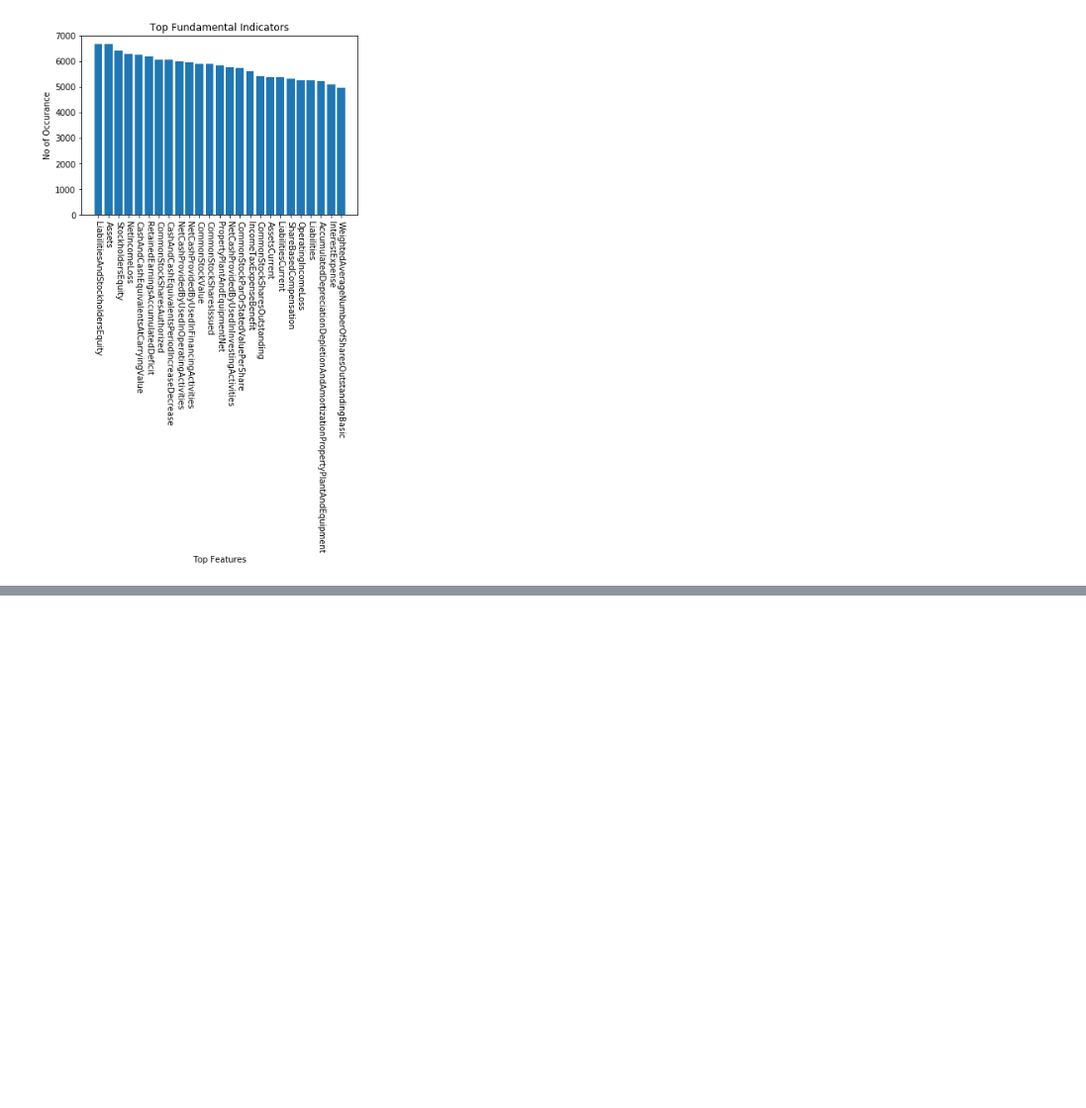
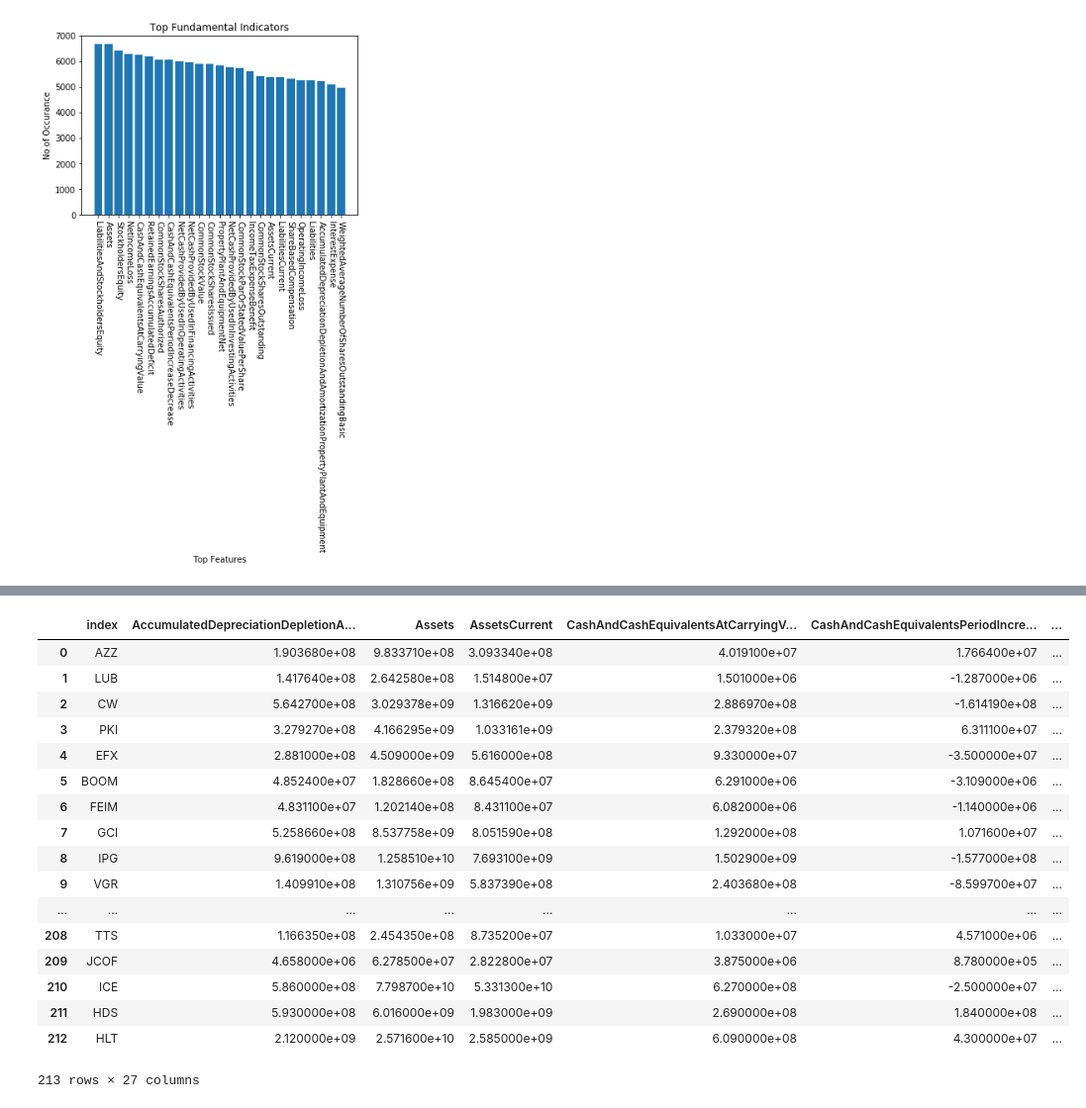
Before and after one commit to huhu42/Data_Incubator, a Jupyter notebook: StockProject.ipynb, the cells around one changed output, grey strips where cells are left out. Shown: that part at 99% size. Saved outputs shown, nothing was run; the diff lists cells and outputs as text; code cells hidden in the pictures; blank space fills up the shorter version.

```diff
--- a/StockProject.ipynb
+++ b/StockProject.ipynb
@@ -290,0 +274,21 @@ UnboundLocalError: local variable 'data' referenced before assignment
+# %%
+
+for index, row in df_ret.iterrows():
+    #print(index,row)
+    pd_temp = pd.read_csv('stock_dfs/{}.csv'.format(index),header=0,date_parser = True)
+    pd_temp['Date'] = pd_temp['Date'].astype('datetime64[ns]')
+    pd_temp['Year'] = pd_temp['Date'].map(lambda x: x.year)
+    #print(pd_temp.head())
+    avg_2016 = pd_temp[pd_temp['Year'] == 2016]['Adj Close'].mean()
+    #print(avg_2016)
+    avg_2015 = pd_temp[pd_temp['Year'] == 2015]['Adj Close'].mean()
+    #print(avg_2015)
+    ret = (avg_2016/avg_2015)-1
+    df_ret.loc[index, 'ret'] = ret
+    #print(ret)
+    #print(row['ret'])
+# %%
+df_ret.sort_values(by=['ret'])
+#VXN is very high, discard
+df_ret = df_ret[df_ret['ret']<=1]
+df_ret
@@ -290,0 +319,4 @@ UnboundLocalError: local variable 'data' referenced before assignment
+# %%
+
+#reset index to ticker so can join
+test_ = test_.set_index('Ticker')
@@ -290,0 +344,2 @@ UnboundLocalError: local variable 'data' referenced before assignment
+# %%
+df_final = test_.join(df_ret, how = 'inner')
@@ -290,0 +398,22 @@ UnboundLocalError: local variable 'data' referenced before assignment
+# %%
+df_finall = df_final.reset_index()
+df_finall
+# %% [output]
+|  | index | AccumulatedDepreciationDepletionA... | Assets | AssetsCurrent | CashAndCashEquivalentsAtCarryingV... | CashAndCashEquivalentsPeriodIncre... | ... |
+| 0 | AZZ | 1.903680e+08 | 9.833710e+08 | 3.093340e+08 | 4.019100e+07 | 1.766400e+07 | ... |
+| 1 | LUB | 1.417640e+08 | 2.642580e+08 | 1.514800e+07 | 1.501000e+06 | -1.287000e+06 | ... |
+| 2 | CW | 5.642700e+08 | 3.029378e+09 | 1.316620e+09 | 2.886970e+08 | -1.614190e+08 | ... |
+| 3 | PKI | 3.279270e+08 | 4.166295e+09 | 1.033161e+09 | 2.379320e+08 | 6.311100e+07 | ... |
+| 4 | EFX | 2.881000e+08 | 4.509000e+09 | 5.616000e+08 | 9.330000e+07 | -3.500000e+07 | ... |
+| 5 | BOOM | 4.852400e+07 | 1.828660e+08 | 8.645400e+07 | 6.291000e+06 | -3.109000e+06 | ... |
+| 6 | FEIM | 4.831100e+07 | 1.202140e+08 | 8.431100e+07 | 6.082000e+06 | -1.140000e+06 | ... |
+| 7 | GCI | 5.258660e+08 | 8.537758e+09 | 8.051590e+08 | 1.292000e+08 | 1.071600e+07 | ... |
+| 8 | IPG | 9.619000e+08 | 1.258510e+10 | 7.693100e+09 | 1.502900e+09 | -1.577000e+08 | ... |
+| 9 | VGR | 1.409910e+08 | 1.310756e+09 | 5.837390e+08 | 2.403680e+08 | -8.599700e+07 | ... |
+| ... | ... | ... | ... | ... | ... | ... | ... |
+| 208 | TTS | 1.166350e+08 | 2.454350e+08 | 8.735200e+07 | 1.033000e+07 | 4.571000e+06 | ... |
+| 209 | JCOF | 4.658000e+06 | 6.278500e+07 | 2.822800e+07 | 3.875000e+06 | 8.780000e+05 | ... |
+| 210 | ICE | 5.860000e+08 | 7.798700e+10 | 5.331300e+10 | 6.270000e+08 | -2.500000e+07 | ... |
+| 211 | HDS | 5.930000e+08 | 6.016000e+09 | 1.983000e+09 | 2.690000e+08 | 1.840000e+08 | ... |
+| 212 | HLT | 2.120000e+09 | 2.571600e+10 | 2.585000e+09 | 6.090000e+08 | 4.300000e+07 | ... |
+213 rows × 27 columns
```
Also changed, not shown: parts of 20 cells of this notebook.
